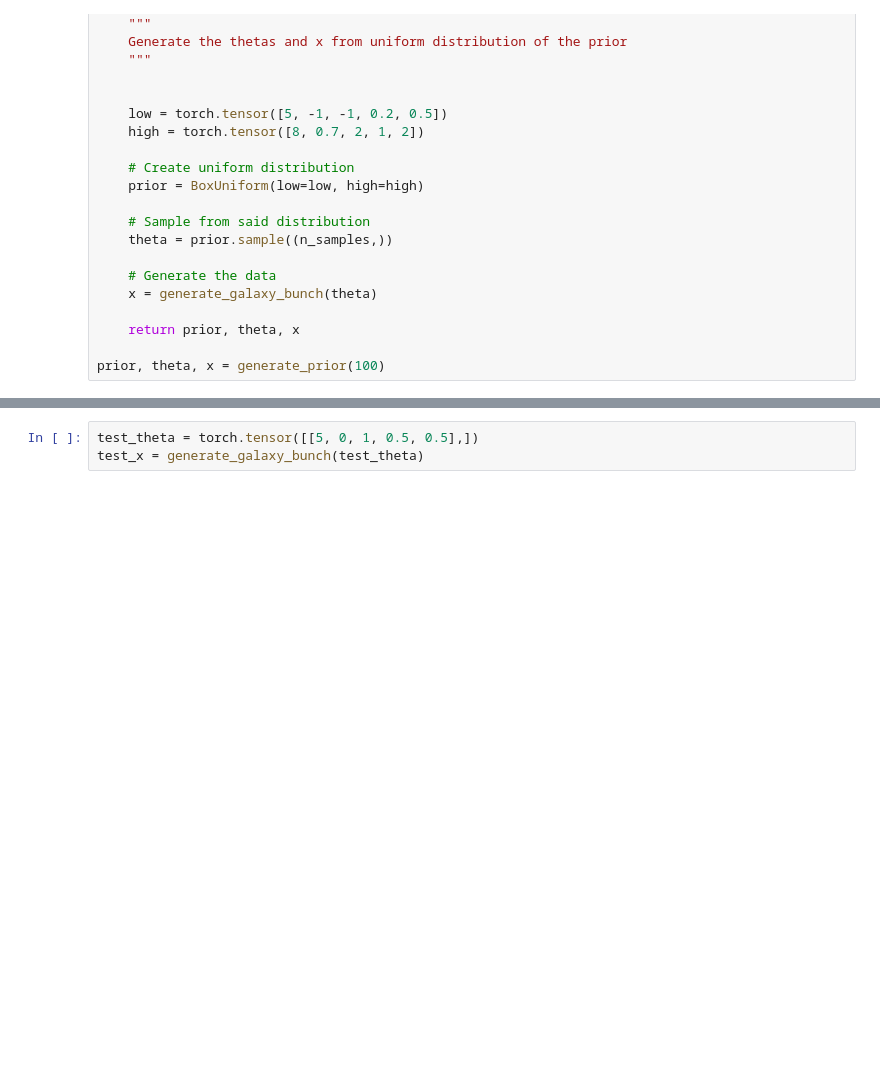
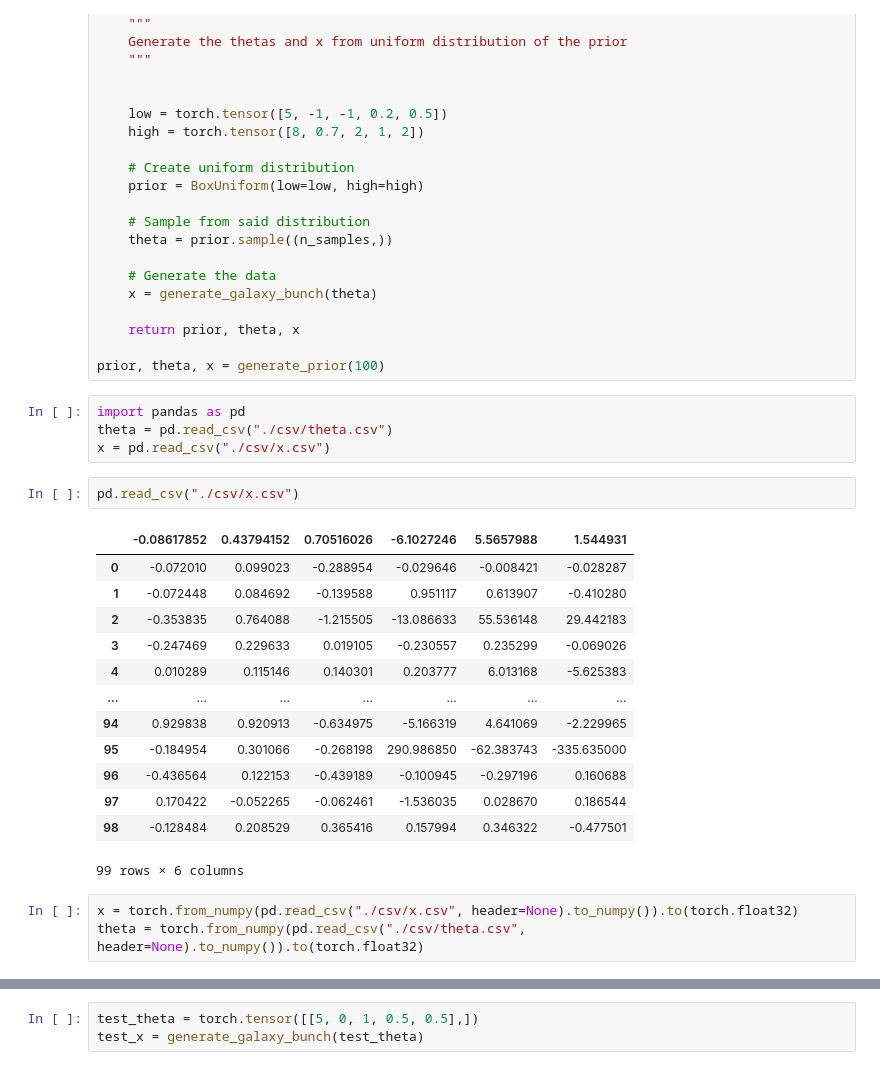
Before and after one commit to Anodymous1/suds, a Jupyter notebook: mock_data.ipynb, the cells around one changed output, grey strips where cells are left out. Saved outputs shown, nothing was run; the diff lists cells and outputs as text; blank space fills up the shorter version.

```diff
--- a/mock_data.ipynb
+++ b/mock_data.ipynb
@@ -159,6 +159,29 @@ def generate_prior(n_samples: int):
     return prior, theta, x
 
 prior, theta, x = generate_prior(100)
+# %%
+import pandas as pd
+theta = pd.read_csv("./csv/theta.csv")
+x = pd.read_csv("./csv/x.csv")
+# %%
+pd.read_csv("./csv/x.csv")
+# %% [output]
+|  | -0.08617852 | 0.43794152 | 0.70516026 | -6.1027246 | 5.5657988 | 1.544931 |
+| 0 | -0.072010 | 0.099023 | -0.288954 | -0.029646 | -0.008421 | -0.028287 |
+| 1 | -0.072448 | 0.084692 | -0.139588 | 0.951117 | 0.613907 | -0.410280 |
+| 2 | -0.353835 | 0.764088 | -1.215505 | -13.086633 | 55.536148 | 29.442183 |
+| 3 | -0.247469 | 0.229633 | 0.019105 | -0.230557 | 0.235299 | -0.069026 |
+| 4 | 0.010289 | 0.115146 | 0.140301 | 0.203777 | 6.013168 | -5.625383 |
+| ... | ... | ... | ... | ... | ... | ... |
+| 94 | 0.929838 | 0.920913 | -0.634975 | -5.166319 | 4.641069 | -2.229965 |
+| 95 | -0.184954 | 0.301066 | -0.268198 | 290.986850 | -62.383743 | -335.635000 |
+| 96 | -0.436564 | 0.122153 | -0.439189 | -0.100945 | -0.297196 | 0.160688 |
+| 97 | 0.170422 | -0.052265 | -0.062461 | -1.536035 | 0.028670 | 0.186544 |
+| 98 | -0.128484 | 0.208529 | 0.365416 | 0.157994 | 0.346322 | -0.477501 |
+99 rows × 6 columns
+# %%
+x = torch.from_numpy(pd.read_csv("./csv/x.csv", header=None).to_numpy()).to(torch.float32)
+theta = torch.from_numpy(pd.read_csv("./csv/theta.csv", header=None).to_numpy()).to(torch.float32)
 # %%
 # Set up and train model
 inference = NLE(prior=prior)
```
Also changed, not shown: parts of 9 cells of this notebook, 3 other files.
